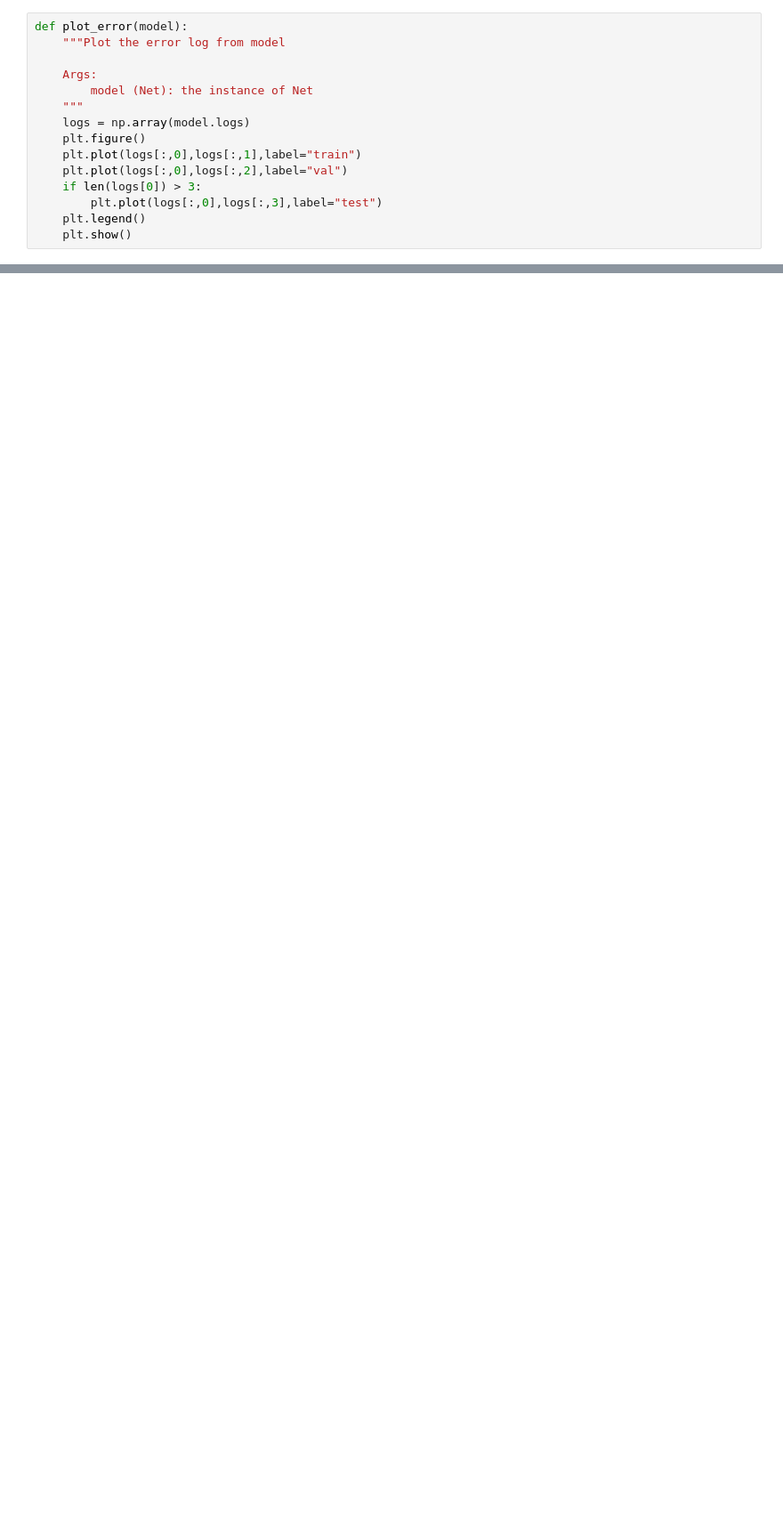
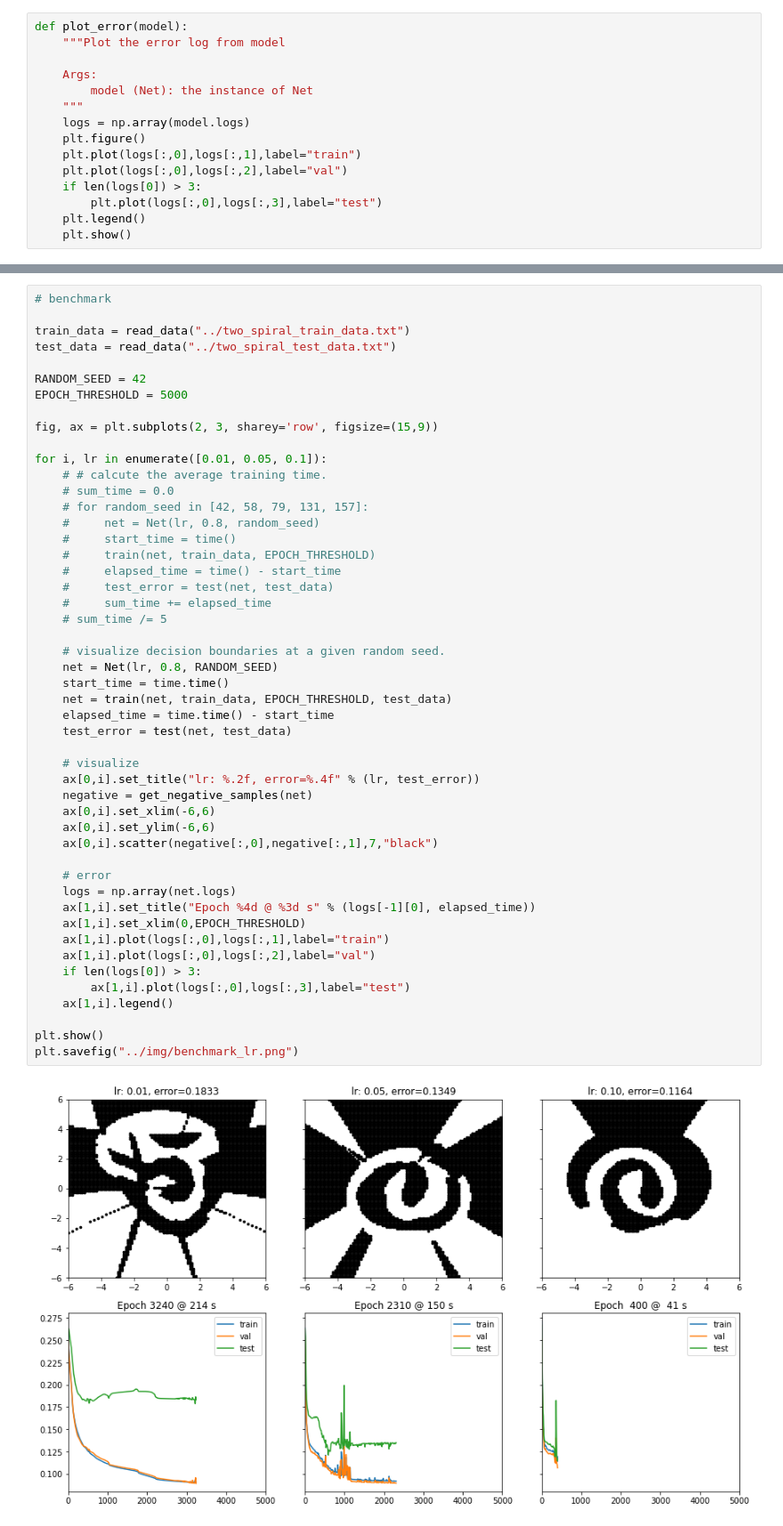
Before and after one commit to LogCreative/MDL, a Jupyter notebook: hw1/src/visual.ipynb, the cells around one changed output, grey strips where cells are left out. Shown: that part at 89% size. Saved outputs shown, nothing was run; the diff lists cells and outputs as text; blank space fills up the shorter version.

```diff
--- a/hw1/src/visual.ipynb
+++ b/hw1/src/visual.ipynb
@@ -61,0 +74,51 @@ plot_error(net)
+# %%
+# benchmark
+
+train_data = read_data("../two_spiral_train_data.txt")
+test_data = read_data("../two_spiral_test_data.txt")
+
+RANDOM_SEED = 42
+EPOCH_THRESHOLD = 5000
+
+fig, ax = plt.subplots(2, 3, sharey='row', figsize=(15,9))
+
+for i, lr in enumerate([0.01, 0.05, 0.1]):
+    # # calcute the average training time.
+    # sum_time = 0.0
+    # for random_seed in [42, 58, 79, 131, 157]:
+    #     net = Net(lr, 0.8, random_seed)
+    #     start_time = time()
+    #     train(net, train_data, EPOCH_THRESHOLD)
+    #     elapsed_time = time() - start_time
+    #     test_error = test(net, test_data)
+    #     sum_time += elapsed_time
+    # sum_time /= 5
+
+    # visualize decision boundaries at a given random seed.
+    net = Net(lr, 0.8, RANDOM_SEED)
+    start_time = time.time()
+    net = train(net, train_data, EPOCH_THRESHOLD, test_data)
+    elapsed_time = time.time() - start_time
+    test_error = test(net, test_data)
+
+    # visualize
+    ax[0,i].set_title("lr: %.2f, error=%.4f" % (lr, test_error))
+    negative = get_negative_samples(net)
+    ax[0,i].set_xlim(-6,6)
+    ax[0,i].set_ylim(-6,6)
+    ax[0,i].scatter(negative[:,0],negative[:,1],7,"black")
+
+    # error
+    logs = np.array(net.logs)
+    ax[1,i].set_title("Epoch %4d @ %3d s" % (logs[-1][0], elapsed_time))
+    ax[1,i].set_xlim(0,EPOCH_THRESHOLD)
+    ax[1,i].plot(logs[:,0],logs[:,1],label="train")
+    ax[1,i].plot(logs[:,0],logs[:,2],label="val")
+    if len(logs[0]) > 3:
+        ax[1,i].plot(logs[:,0],logs[:,3],label="test")
+    ax[1,i].legend()
+
+plt.show()
+plt.savefig("../img/benchmark_lr.png")
+# %% [output]
+[figure, added]
```
Also changed, not shown: parts of 7 cells of this notebook, 4 other files.
